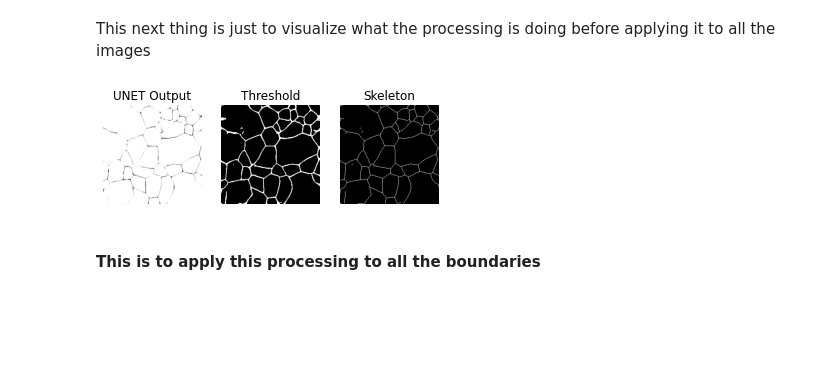
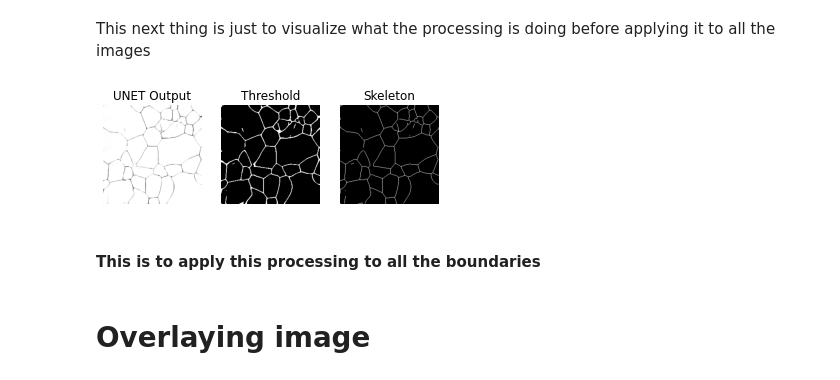
Before and after one commit to xkstein/Grain-U-Net, a Jupyter notebook: main.ipynb, the cells around one changed output. Cells and saved outputs as stored; diff of their text form; code cells hidden in the pictures; blank space fills up the shorter version.

```diff
--- a/main.ipynb
+++ b/main.ipynb
@@ -108,33 +82,33 @@ This next thing is just to visualize what the processing is doing before applyin
 # %%
 from skimage import data, io, filters, morphology
 import numpy as np
 import matplotlib.pyplot as plt
 
 def imsubplot(ax, im, cmap="gray", title=None):
     ax.imshow(im, cmap=cmap)
     ax.axis("off")
     if title:
         ax.set_title(title)
 
 def post_process(path, thresh=255, verbose=False):
     image = io.imread(path)
     threshold = np.zeros(image.shape)
     threshold[image < thresh] = 1
     skeleton = morphology.skeletonize(threshold)
 
     if verbose:
         fig, (a, b, c) = plt.subplots(ncols=3)
 
         imsubplot(a, image, title='UNET Output')
         imsubplot(b, threshold, title='Threshold')
         imsubplot(c, skeleton, title='Skeleton')
         plt.show()
     else:
         return skeleton
 
-post_process('data/membrane/test/0_predict.png', verbose=True)
+post_process('data/test/0_predict.png', thresh=250, verbose=True)
 # %% [output]
-[figure, old version]
+[figure, new version]
 # %% [markdown]
 #### This is to apply this processing to all the boundaries
 # %%
@@ -147 +121,3 @@ for i in range(test_n):
     io.imsave(f'{test_dir}{i}_processed.png', skel.astype('uint8'))
+# %% [markdown]
+# Overlaying image
```
Also changed, not shown: parts of 5 cells of this notebook, 1 other file.
